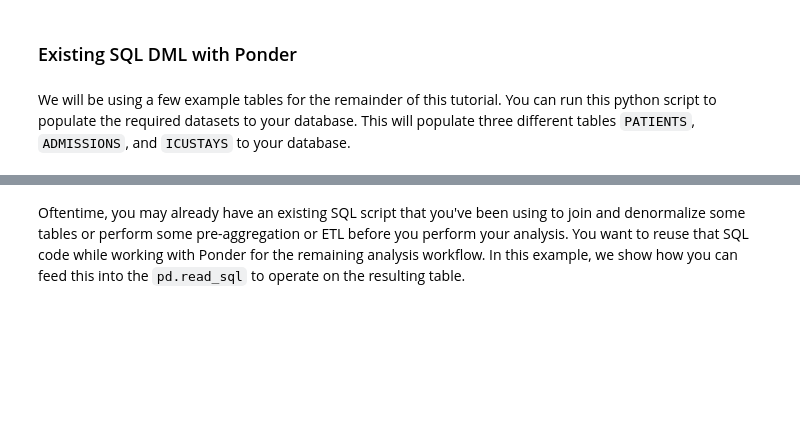
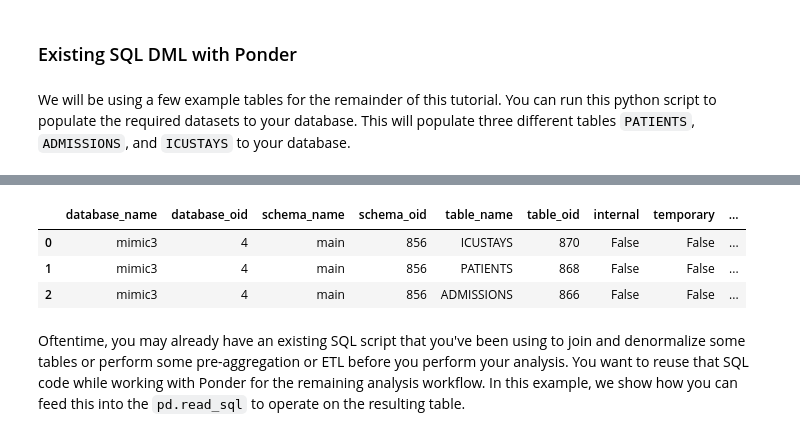
Before and after one commit to ponder-org/ponder-notebooks, a Jupyter notebook: duckdb/tutorial/06-advanced-sql.ipynb, the cells around one changed output, grey strips where cells are left out. Saved outputs shown, nothing was run; the diff lists cells and outputs as text; code cells hidden in the pictures; blank space fills up the shorter version.

```diff
--- a/duckdb/tutorial/06-advanced-sql.ipynb
+++ b/duckdb/tutorial/06-advanced-sql.ipynb
@@ -58,3 +73,14 @@ We will be using a few example tables for the remainder of this tutorial. You ca
+# %%
+import duckdb
+duckdb_con = duckdb.connect("mimic3.db")
+ponder.configure(default_connection=duckdb_con)
+# %%
+duckdb_con.execute('SELECT * FROM duckdb_tables;').df()
+# %% [output]
+|  | database_name | database_oid | schema_name | schema_oid | table_name | table_oid | internal | temporary | ... |
+| 0 | mimic3 | 4 | main | 856 | ICUSTAYS | 870 | False | False | ... |
+| 1 | mimic3 | 4 | main | 856 | PATIENTS | 868 | False | False | ... |
+| 2 | mimic3 | 4 | main | 856 | ADMISSIONS | 866 | False | False | ... |
 # %% [markdown]
 Oftentime, you may already have an existing SQL script that you've been using to join and denormalize some tables or perform some pre-aggregation or ETL before you perform your analysis. You want to reuse that SQL code while working with Ponder for the remaining analysis workflow. In this example, we show how you can feed this into the `pd.read_sql` to operate on the resulting table.
 # %%
```
Also changed, not shown: parts of 25 cells of this notebook, 5 other files.
